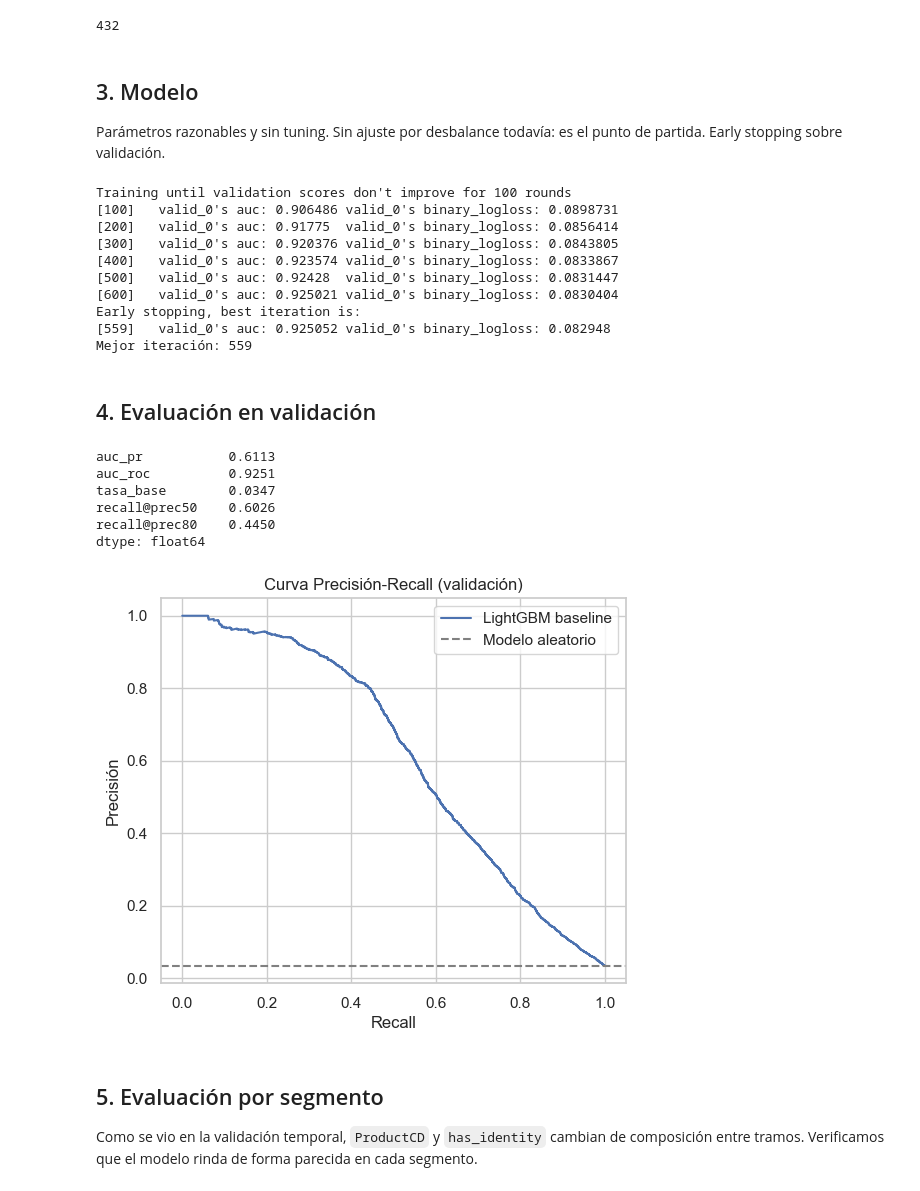
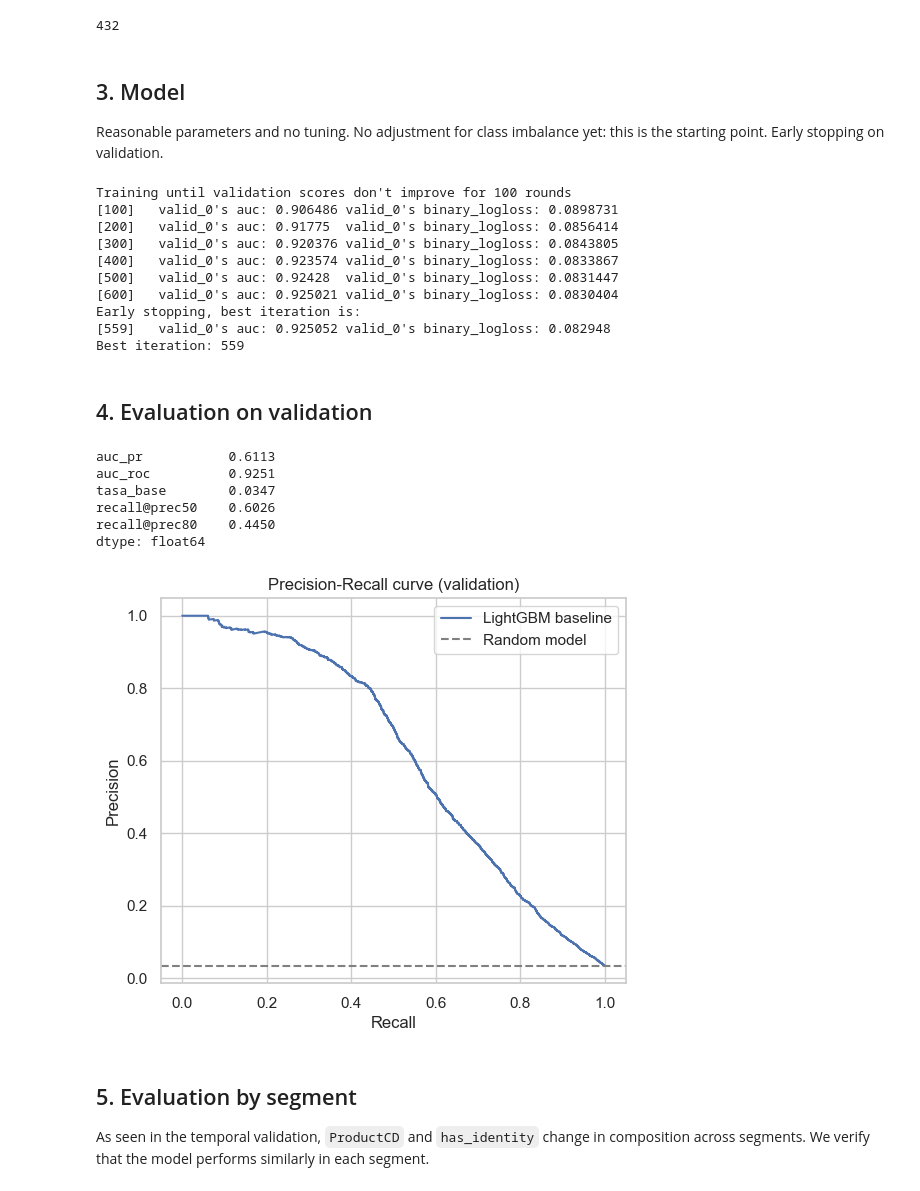
Before and after one commit to CarlosAdolfoPeralta/project_fraud_detection_ieee, a Jupyter notebook: notebooks/03_baseline.ipynb, the cells around one changed output. Saved outputs shown, nothing was run; the diff lists cells and outputs as text; code cells hidden in the pictures.

```diff
--- a/notebooks/03_baseline.ipynb
+++ b/notebooks/03_baseline.ipynb
@@ -51,8 +51,8 @@ len(features)
 # %% [output]
 432
 # %% [markdown]
-## 3. Modelo
-Parámetros razonables y sin tuning. Sin ajuste por desbalance todavía: es el punto de partida. Early stopping sobre validación.
+## 3. Model
+Reasonable parameters and no tuning. No adjustment for class imbalance yet: this is the starting point. Early stopping on validation.
 # %%
 params = dict(
     objective="binary",
@@ -74,7 +74,7 @@ model.fit(
     eval_metric="auc",
     callbacks=[lgb.early_stopping(100), lgb.log_evaluation(100)],
 )
-print("Mejor iteración:", model.best_iteration_)
+print("Best iteration:", model.best_iteration_)
 # %% [output]
 Training until validation scores don't improve for 100 rounds
 [100]   valid_0's auc: 0.906486 valid_0's binary_logloss: 0.0898731
@@ -85,9 +85,9 @@ Training until validation scores don't improve for 100 rounds
 [600]   valid_0's auc: 0.925021 valid_0's binary_logloss: 0.0830404
 Early stopping, best iteration is:
 [559]   valid_0's auc: 0.925052 valid_0's binary_logloss: 0.082948
-Mejor iteración: 559
+Best iteration: 559
 # %% [markdown]
-## 4. Evaluación en validación
+## 4. Evaluation on validation
 # %%
 p_valid = model.predict_proba(X_valid)[:, 1]
 results = evaluate(y_valid, p_valid)
@@ -102,15 +102,15 @@ dtype: float64
 # %%
 prec, rec, _ = precision_recall_curve(y_valid, p_valid)
 plt.figure(figsize=(6, 5))
 plt.plot(rec, prec, label="LightGBM baseline")
-plt.axhline(y_valid.mean(), color="gray", linestyle="--", label="Modelo aleatorio")
-plt.xlabel("Recall"); plt.ylabel("Precisión"); plt.title("Curva Precisión-Recall (validación)")
+plt.axhline(y_valid.mean(), color="gray", linestyle="--", label="Random model")
+plt.xlabel("Recall"); plt.ylabel("Precision"); plt.title("Precision-Recall curve (validation)")
 plt.legend(); plt.show()
 # %% [output]
-[figure, old version]
+[figure, new version]
 # %% [markdown]
-## 5. Evaluación por segmento
-Como se vio en la validación temporal, `ProductCD` y `has_identity` cambian de composición entre tramos. Verificamos que el modelo rinda de forma parecida en cada segmento.
+## 5. Evaluation by segment
+As seen in the temporal validation, `ProductCD` and `has_identity` change in composition across segments. We verify that the model performs similarly in each segment.
 # %%
 evaluate_by_segment(valid, p_valid, "ProductCD")
 # %% [output]
```
Also changed, not shown: parts of 9 cells of this notebook, 11 other files.
